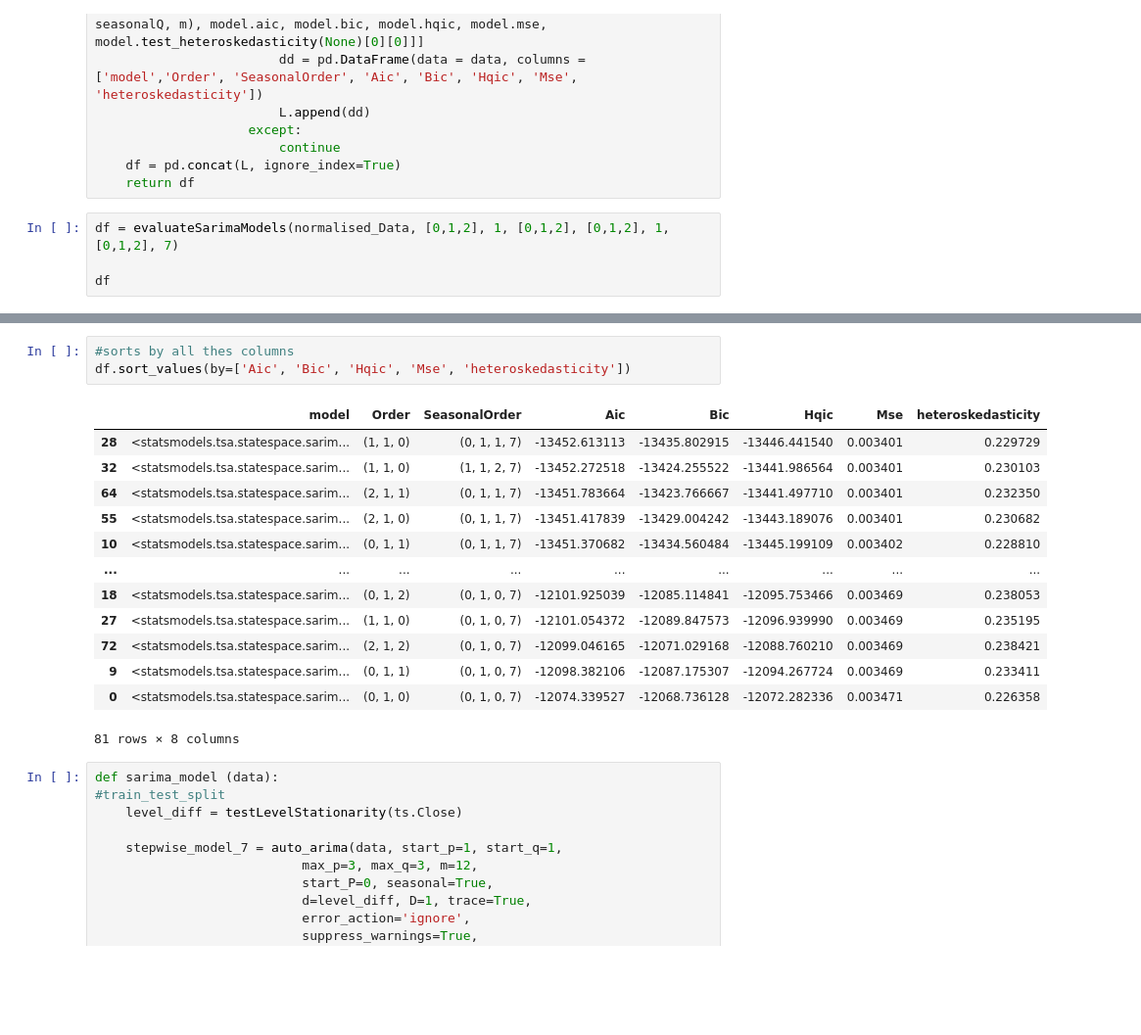
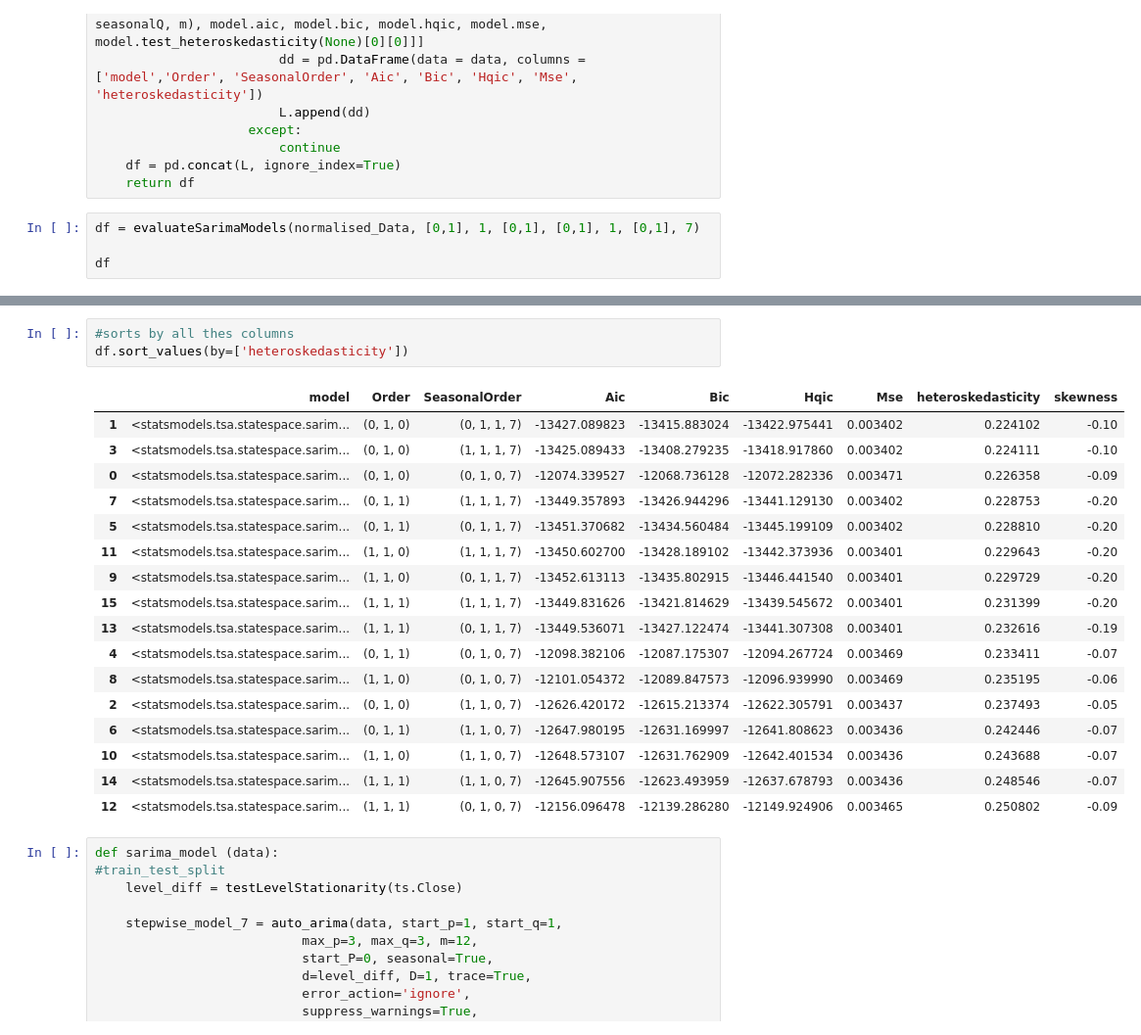
Before and after one commit to cian-moynagh/Group-40-Sweng, a Jupyter notebook: Model Fitting.ipynb, the cells around one changed output, grey strips where cells are left out. Shown at 98% size. Cells and saved outputs as stored; diff of their text form; blank space fills up the shorter version.

```diff
--- a/Model Fitting.ipynb
+++ b/Model Fitting.ipynb
@@ -219,7 +224,7 @@ def evaluateSarimaModels(dataset, pVals, dVal, qVals, seasonalPVals, seasonalDva
     df = pd.concat(L, ignore_index=True)
     return df
 # %%
-df = evaluateSarimaModels(normalised_Data, [0,1,2], 1, [0,1,2], [0,1,2], 1, [0,1,2], 7)
+df = evaluateSarimaModels(normalised_Data, [0,1], 1, [0,1], [0,1], 1, [0,1], 7)
 
 df
 # %% [output]
@@ -239,20 +264,24 @@ df
 # %%
 #sorts by all thes columns
-df.sort_values(by=['Aic', 'Bic', 'Hqic', 'Mse', 'heteroskedasticity'])
+df.sort_values(by=['heteroskedasticity'])
 # %% [output]
-|  | model | Order | SeasonalOrder | Aic | Bic | Hqic | Mse | heteroskedasticity |
-| 28 | <statsmodels.tsa.statespace.sarim... | (1, 1, 0) | (0, 1, 1, 7) | -13452.613113 | -13435.802915 | -13446.441540 | 0.003401 | 0.229729 |
-| 32 | <statsmodels.tsa.statespace.sarim... | (1, 1, 0) | (1, 1, 2, 7) | -13452.272518 | -13424.255522 | -13441.986564 | 0.003401 | 0.230103 |
-| 64 | <statsmodels.tsa.statespace.sarim... | (2, 1, 1) | (0, 1, 1, 7) | -13451.783664 | -13423.766667 | -13441.497710 | 0.003401 | 0.232350 |
-| 55 | <statsmodels.tsa.statespace.sarim... | (2, 1, 0) | (0, 1, 1, 7) | -13451.417839 | -13429.004242 | -13443.189076 | 0.003401 | 0.230682 |
-| 10 | <statsmodels.tsa.statespace.sarim... | (0, 1, 1) | (0, 1, 1, 7) | -13451.370682 | -13434.560484 | -13445.199109 | 0.003402 | 0.228810 |
-| ... | ... | ... | ... | ... | ... | ... | ... | ... |
-| 18 | <statsmodels.tsa.statespace.sarim... | (0, 1, 2) | (0, 1, 0, 7) | -12101.925039 | -12085.114841 | -12095.753466 | 0.003469 | 0.238053 |
-| 27 | <statsmodels.tsa.statespace.sarim... | (1, 1, 0) | (0, 1, 0, 7) | -12101.054372 | -12089.847573 | -12096.939990 | 0.003469 | 0.235195 |
-| 72 | <statsmodels.tsa.statespace.sarim... | (2, 1, 2) | (0, 1, 0, 7) | -12099.046165 | -12071.029168 | -12088.760210 | 0.003469 | 0.238421 |
-| 9 | <statsmodels.tsa.statespace.sarim... | (0, 1, 1) | (0, 1, 0, 7) | -12098.382106 | -12087.175307 | -12094.267724 | 0.003469 | 0.233411 |
-| 0 | <statsmodels.tsa.statespace.sarim... | (0, 1, 0) | (0, 1, 0, 7) | -12074.339527 | -12068.736128 | -12072.282336 | 0.003471 | 0.226358 |
+|  | model | Order | SeasonalOrder | Aic | Bic | Hqic | Mse | heteroskedasticity | skewness |
+| 1 | <statsmodels.tsa.statespace.sarim... | (0, 1, 0) | (0, 1, 1, 7) | -13427.089823 | -13415.883024 | -13422.975441 | 0.003402 | 0.224102 | -0.10 |
+| 3 | <statsmodels.tsa.statespace.sarim... | (0, 1, 0) | (1, 1, 1, 7) | -13425.089433 | -13408.279235 | -13418.917860 | 0.003402 | 0.224111 | -0.10 |
+| 0 | <statsmodels.tsa.statespace.sarim... | (0, 1, 0) | (0, 1, 0, 7) | -12074.339527 | -12068.736128 | -12072.282336 | 0.003471 | 0.226358 | -0.09 |
+| 7 | <statsmodels.tsa.statespace.sarim... | (0, 1, 1) | (1, 1, 1, 7) | -13449.357893 | -13426.944296 | -13441.129130 | 0.003402 | 0.228753 | -0.20 |
+| 5 | <statsmodels.tsa.statespace.sarim... | (0, 1, 1) | (0, 1, 1, 7) | -13451.370682 | -13434.560484 | -13445.199109 | 0.003402 | 0.228810 | -0.20 |
+| 11 | <statsmodels.tsa.statespace.sarim... | (1, 1, 0) | (1, 1, 1, 7) | -13450.602700 | -13428.189102 | -13442.373936 | 0.003401 | 0.229643 | -0.20 |
+| 9 | <statsmodels.tsa.statespace.sarim... | (1, 1, 0) | (0, 1, 1, 7) | -13452.613113 | -13435.802915 | -13446.441540 | 0.003401 | 0.229729 | -0.20 |
+| 15 | <statsmodels.tsa.statespace.sarim... | (1, 1, 1) | (1, 1, 1, 7) | -13449.831626 | -13421.814629 | -13439.545672 | 0.003401 | 0.231399 | -0.20 |
+| 13 | <statsmodels.tsa.statespace.sarim... | (1, 1, 1) | (0, 1, 1, 7) | -13449.536071 | -13427.122474 | -13441.307308 | 0.003401 | 0.232616 | -0.19 |
+| 4 | <statsmodels.tsa.statespace.sarim... | (0, 1, 1) | (0, 1, 0, 7) | -12098.382106 | -12087.175307 | -12094.267724 | 0.003469 | 0.233411 | -0.07 |
+| 8 | <statsmodels.tsa.statespace.sarim... | (1, 1, 0) | (0, 1, 0, 7) | -12101.054372 | -12089.847573 | -12096.939990 | 0.003469 | 0.235195 | -0.06 |
+| 2 | <statsmodels.tsa.statespace.sarim... | (0, 1, 0) | (1, 1, 0, 7) | -12626.420172 | -12615.213374 | -12622.305791 | 0.003437 | 0.237493 | -0.05 |
+| 6 | <statsmodels.tsa.statespace.sarim... | (0, 1, 1) | (1, 1, 0, 7) | -12647.980195 | -12631.169997 | -12641.808623 | 0.003436 | 0.242446 | -0.07 |
+| 10 | <statsmodels.tsa.statespace.sarim... | (1, 1, 0) | (1, 1, 0, 7) | -12648.573107 | -12631.762909 | -12642.401534 | 0.003436 | 0.243688 | -0.07 |
+| 14 | <statsmodels.tsa.statespace.sarim... | (1, 1, 1) | (1, 1, 0, 7) | -12645.907556 | -12623.493959 | -12637.678793 | 0.003436 | 0.248546 | -0.07 |
+| 12 | <statsmodels.tsa.statespace.sarim... | (1, 1, 1) | (0, 1, 0, 7) | -12156.096478 | -12139.286280 | -12149.924906 | 0.003465 | 0.250802 | -0.09 |
-81 rows × 8 columns
 # %%
 def sarima_model (data):
 #train_test_split
```
Also changed, not shown: parts of 7 cells of this notebook.
